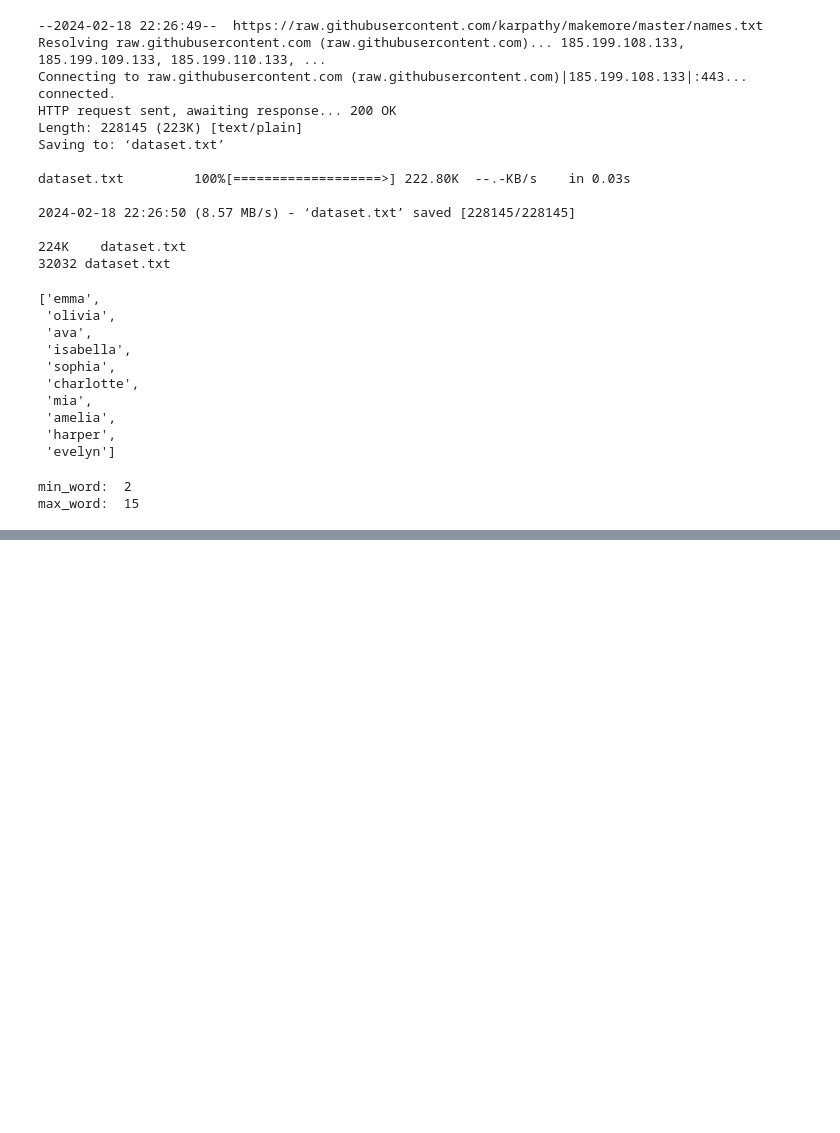
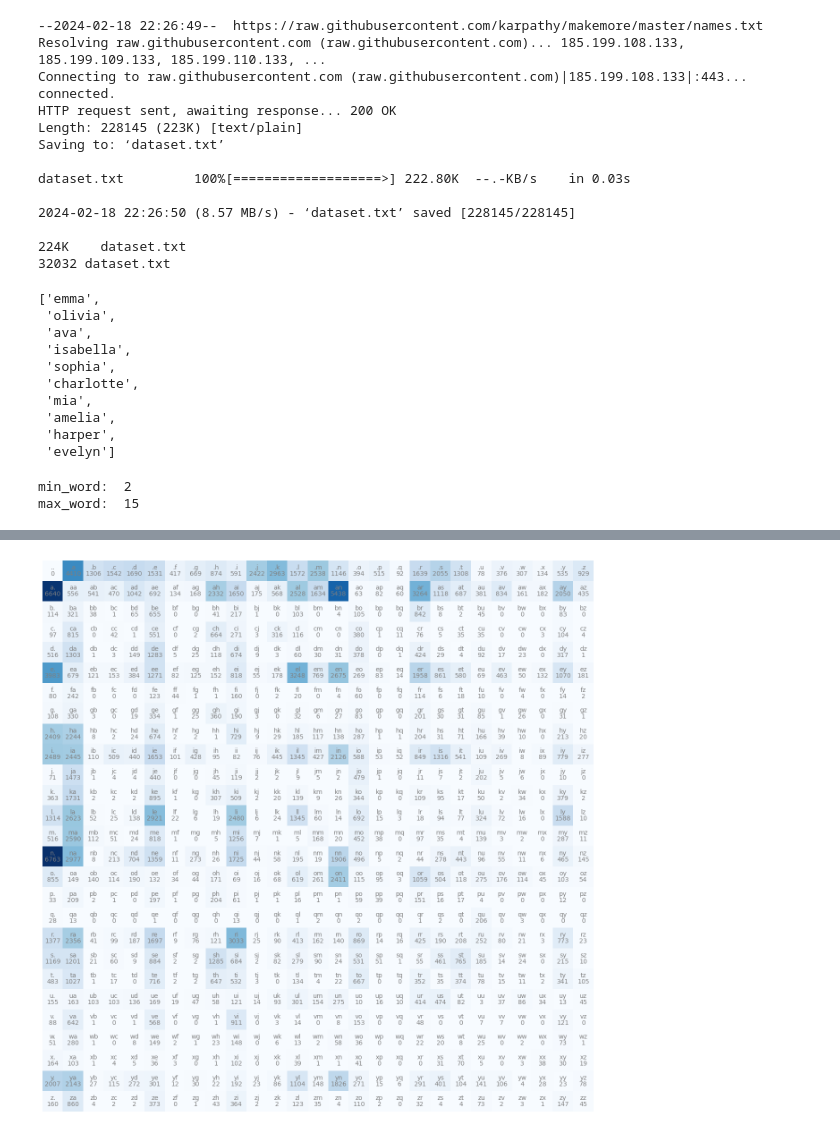
Before and after one commit to i4ki/LLM-learning, a Jupyter notebook: Makemore.ipynb, the cells around one changed output, grey strips where cells are left out. Cells and saved outputs as stored; diff of their text form; code cells hidden in the pictures; blank space fills up the shorter version.

```diff
--- a/Makemore.ipynb
+++ b/Makemore.ipynb
@@ -77,0 +119,17 @@ tensor([[0, 0, 0, 0, 0],
+# %%
+# @title (Optional) Visualize bigram counters with matplotlib
+
+import matplotlib.pyplot as plt
+%matplotlib inline
+
+plt.figure(figsize=(16,16))
+plt.imshow(bigram_counters, cmap='Blues')
+for i in range(vocab_size):
+  for j in range(vocab_size):
+    chstr = int2char[i] + int2char[j]
+    plt.text(j, i, chstr, ha='center', va='bottom', color='gray')
+    plt.text(j, i, bigram_counters[i, j].item(), ha='center', va='top', color='gray')
+
+plt.axis('off');
+# %% [output]
+[figure, added]
```
Also changed, not shown: parts of 6 cells of this notebook.
